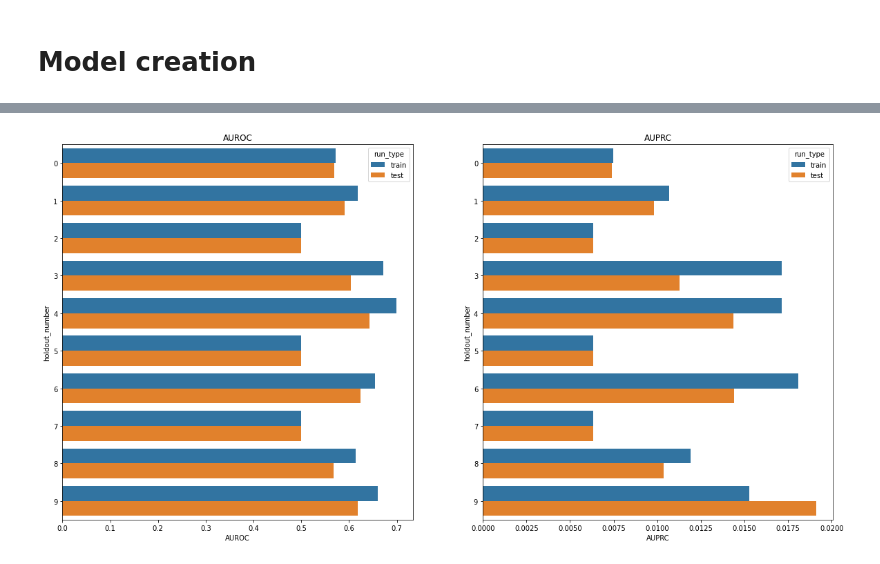
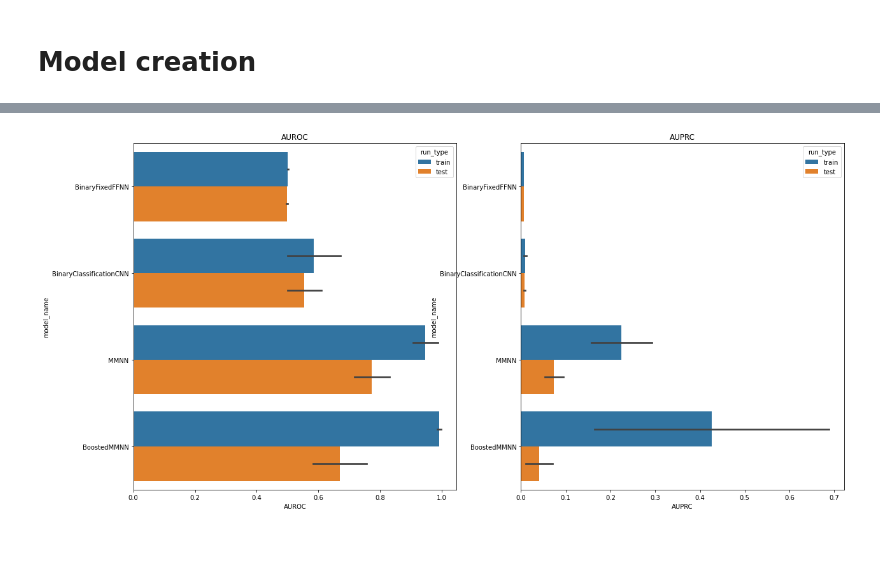
Before and after one commit to Stefano-t/multimodal-k562-cell-line-prediction, a Jupyter notebook: k562_prediction.ipynb, the cells around one changed output, grey strips where cells are left out. Drawn from its saved outputs; the diff is of its cells as text; code cells hidden in the pictures.

```diff
--- a/k562_prediction.ipynb
+++ b/k562_prediction.ipynb
@@ -182,7 +188,7 @@ def preprocess_dataset(
 aeie_X, aeie_y = preprocess_dataset(
     aeie_X,
     aeie_y,
-    "ae-ie",
+    "aeie",
     cell_line,
     binary=True
 )
@@ -440,9 +448,9 @@ def build_fixed_ffnn(
     Triple with model, input layer and output layer.
     """
     input_epigenomic_data = Input(shape=(input_shape,), name="epigenomic_data")
-    hidden = Dense(16, activation="relu")(input_epigenomic_data)
-    hidden = Dense(4, activation="relu")(hidden)
-    hidden = Dense(2, activation="relu")(hidden)
+    hidden = Dense(256, activation="relu")(input_epigenomic_data)
+    hidden = Dense(128, activation="relu")(hidden)
+    hidden = Dense(64, activation="relu")(hidden)
     last_hidden_ffnn = hidden
     output_ffnn = Dense(1, activation="sigmoid")(last_hidden_ffnn)
 
@@ -454,7 +462,7 @@ def build_fixed_ffnn(
 
     ffnn.compile(
         optimizer=SGD(
-            learning_rate=0.5
+            learning_rate=0.1
         ),
         loss="binary_crossentropy",
         metrics=get_minimal_multiclass_metrics()
@@ -614,11 +765,11 @@ from tensorflow.keras.callbacks import EarlyStopping
 
 @Cache(
     cache_path=[
-        "model_histories/{cell_line}/{task}/{model_name}/history_{_hash}.csv.xz",
-        "model_performance/{cell_line}/{task}/{model_name}/performance_{_hash}.csv.xz",
+        "/content/drive/MyDrive/bio-data/model_histories/{cell_line}/{task}/{model_name}/history_{_hash}.csv.gz",
+        "/content/drive/MyDrive/bio-data/model_performance/{cell_line}/{task}/{model_name}/performance_{_hash}.csv.gz",
     ],
     args_to_ignore=[
-        "model", "training_sequence", "test_sequence"
+        "model", "train_sequence", "test_sequence"
     ]
 )
 def train_model(
@@ -626,7 +777,7 @@ def train_model(
     model_name: str,
     task: str,
     cell_line: str,
-    training_sequence: MixedSequence,
+    train_sequence: MixedSequence,
     test_sequence: MixedSequence,
     holdout_number: int,
     epochs: int
@@ -643,7 +794,7 @@ def train_model(
         The name of the task.
     cell_line: str,
         Name of the considered cell line.
-    training_sequence: MixedSequence,
+    train_sequence: MixedSequence,
         The training sequence.
     test_sequence: MixedSequence,
         The test sequence.
@@ -686,21 +837,15 @@ def train_model(
 
     return history, evaluations
 # %%
-from sklearn.model_selection import StratifiedShuffleSplit, ShuffleSplit
+from sklearn.model_selection import StratifiedShuffleSplit
 
-n_splits = 10
+n_splits = 2
 test_size = 0.2
-random_state = 1902
+random_state = 9012
 
 stratified_split = StratifiedShuffleSplit(
     n_splits = n_splits,
     test_size = test_size,
     random_state = random_state
 )
-
-regression_split = ShuffleSplit(
-    n_splits = n_splits,
-    test_size = test_size,
-    random_state = random_state
-)
 # %%
@@ -821,24 +947,24 @@ performance_story
 # %%
 _, axs = plt.subplots(ncols=2, figsize=(20, 10))
 sbn.barplot(
     x="AUROC",
-    y="holdout_number",
-    data=performance_story,
+    y="model_name",
+    data=all_performance_history,
     hue="run_type",
     orient="h",
     ax=axs[0],
     ci="sd"
 )
 axs[0].set_title("AUROC")
 
 sbn.barplot(
     x="AUPRC",
-    y="holdout_number",
-    data=performance_story,
+    y="model_name",
+    data=all_performance_history,
     hue="run_type",
     orient="h",
     ax=axs[1]
 )
 _ = axs[1].set_title("AUPRC")
 # %% [output]
-[figure, old version]
+[figure, new version]
```
Also changed, not shown: parts of 13 cells of this notebook, 1 other file.
